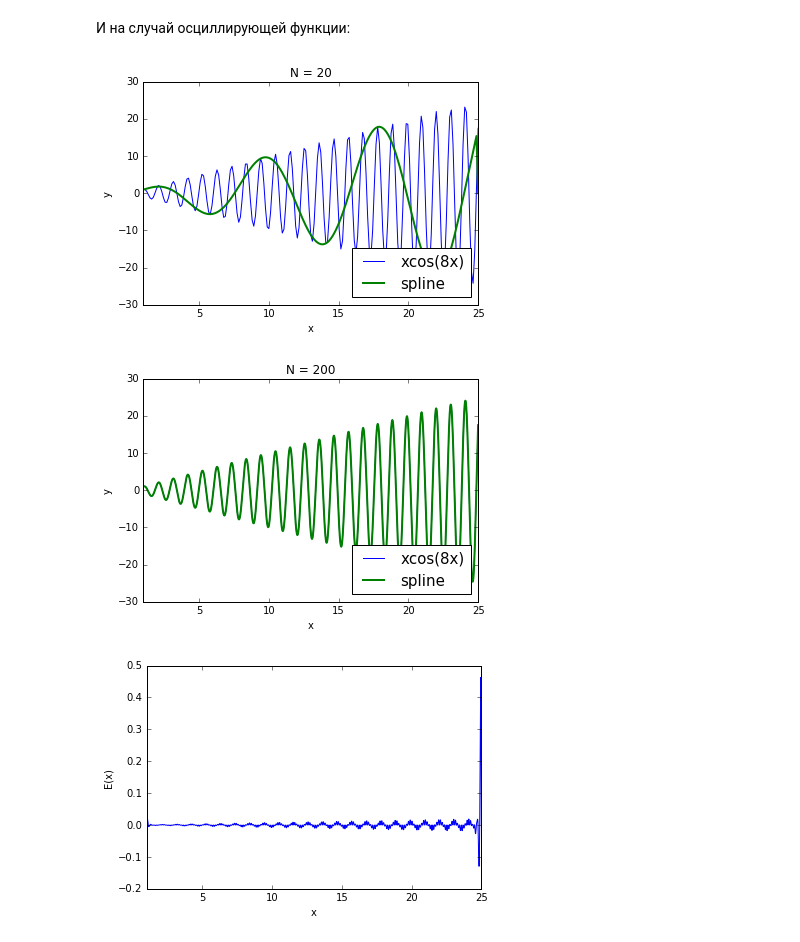
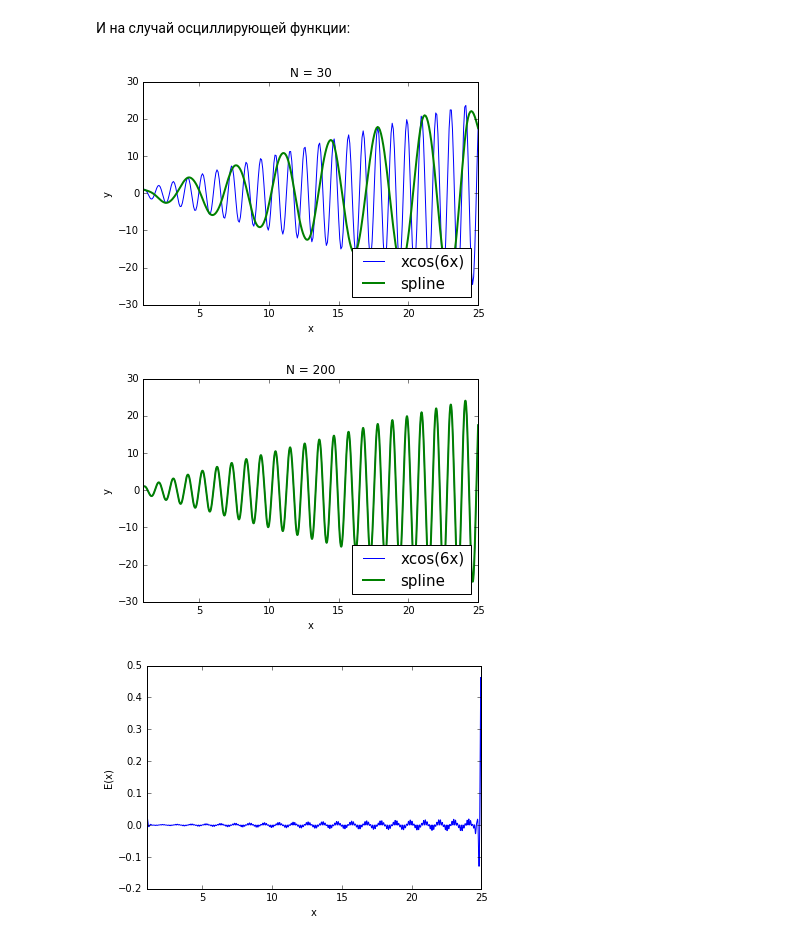
Before and after one commit to Enuvesta/NumMethods, a Jupyter notebook: Checkpoint 2.ipynb, the cells around one changed output. Cells and saved outputs as stored; diff of their text form; code cells hidden in the pictures.

Commit message:
fixed plots

```diff
--- a/Checkpoint 2.ipynb
+++ b/Checkpoint 2.ipynb
@@ -379,7 +379,7 @@ plt.show()
 function = 'x*math.cos(6*x)'
 a = 1
 b = 25
-N = 20
+N = 30
 points = []
 # %%
 y_spline_1 = getInterpolation(a, b, N, function, points)
@@ -391,35 +391,35 @@ y_spline_2 = getInterpolation(a, b, N2, function, points)
 # %%
 xlist = np.linspace(a, b, N*10+1)
 y_spline_calc = [calc(x, y_spline_1) for x in xlist]
-plt.plot(xlist, f_vect(function, xlist), label="xcos(8x)")
+plt.plot(xlist, f_vect(function, xlist), label="xcos(6x)")
 plt.plot(xlist, y_spline_calc, linewidth=2, label="spline")
 plt.xlabel('x')
 plt.ylabel('y')
 plt.legend(fontsize=15, loc=4)
 plt.xlim(a, b)
-plt.title('N = 20')
+plt.title('N = 30')
 plt.show()
 
 
 xlist = np.linspace(a, b, N2*10+1)
 y_spline_calc = [calc(x, y_spline_2) for x in xlist]
-plt.plot(xlist, f_vect(function, xlist), label="xcos(8x)")
+plt.plot(xlist, f_vect(function, xlist), label="xcos(6x)")
 plt.plot(xlist, y_spline_calc, linewidth=2, label="spline")
 plt.xlabel('x')
 plt.ylabel('y')
 plt.legend(fontsize=15, loc=4)
 plt.xlim(a, b)
 plt.title('N = 200')
 plt.show()
 
 
 x = np.linspace(a, b, len(y_spline_calc))
 plt.plot(x, f_vect(function, x) - y_spline_calc)
 plt.xlabel('x')
 plt.ylabel('E(x)')
 plt.xlim(a, b)
 plt.show()
 # %% [output]
-[figure, old version]
+[figure, new version]
 [figure]
 [figure]
```
